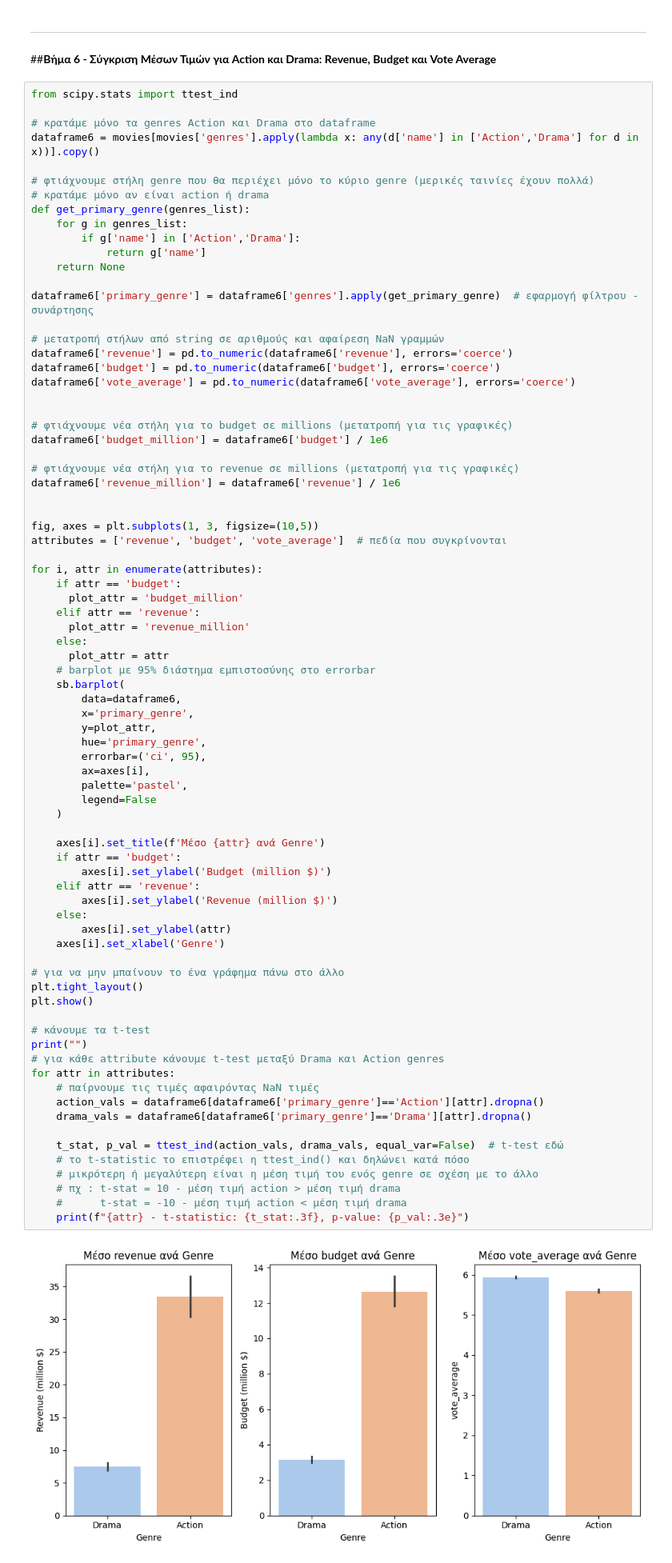
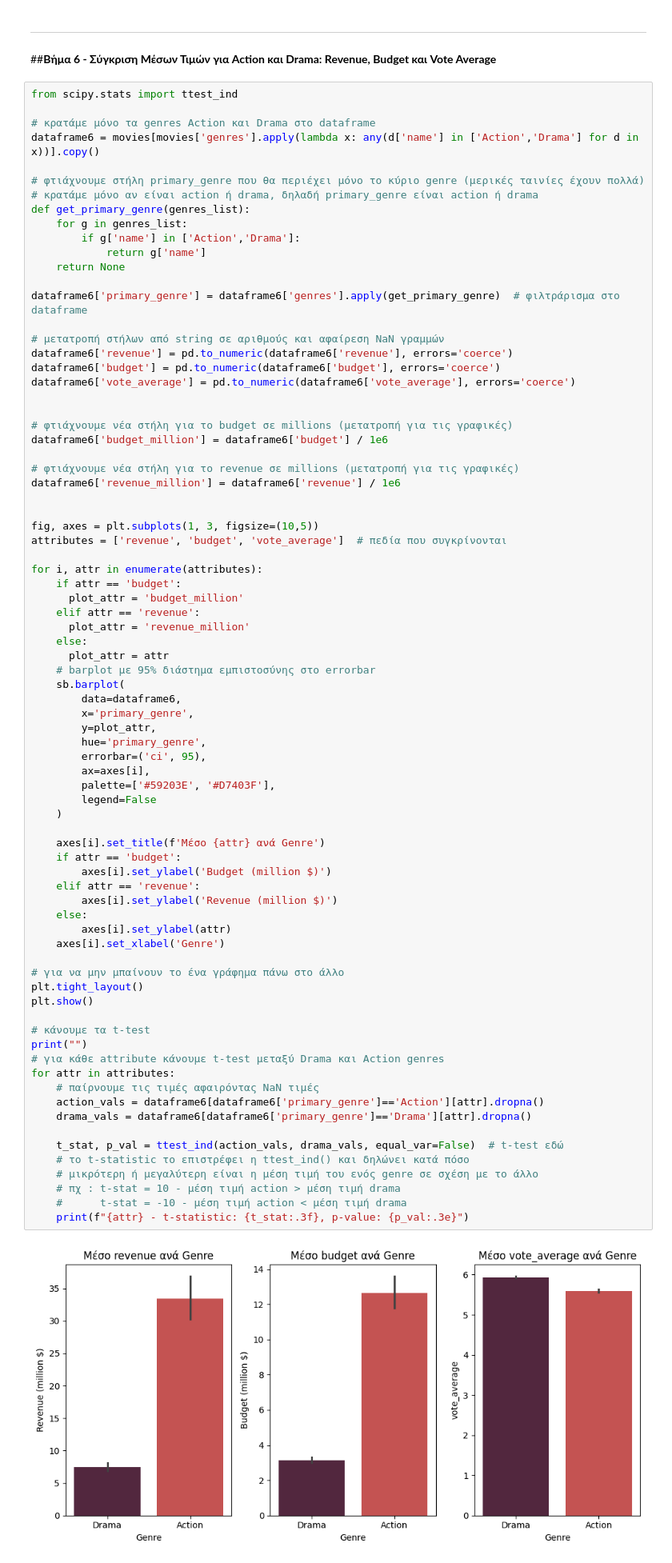
Before and after one commit to BillPapakyriakou/DataMining-Notebooks, a Jupyter notebook: assignment_1B.ipynb, the cells around one changed output. Shown at 80% size. Drawn from its saved outputs; the diff is of its cells as text.

```diff
--- a/assignment_1B.ipynb
+++ b/assignment_1B.ipynb
@@ -444,15 +430,15 @@ from scipy.stats import ttest_ind
 # κρατάμε μόνο τα genres Action και Drama στο dataframe
 dataframe6 = movies[movies['genres'].apply(lambda x: any(d['name'] in ['Action','Drama'] for d in x))].copy()
 
-# φτιάχνουμε στήλη genre που θα περιέχει μόνο το κύριο genre (μερικές ταινίες έχουν πολλά)
-# κρατάμε μόνο αν είναι action ή drama
+# φτιάχνουμε στήλη primary_genre που θα περιέχει μόνο το κύριο genre (μερικές ταινίες έχουν πολλά)
+# κρατάμε μόνο αν είναι action ή drama, δηλαδή primary_genre είναι action ή drama
 def get_primary_genre(genres_list):
     for g in genres_list:
         if g['name'] in ['Action','Drama']:
             return g['name']
     return None
 
-dataframe6['primary_genre'] = dataframe6['genres'].apply(get_primary_genre)  # εφαρμογή φίλτρου - συνάρτησης
+dataframe6['primary_genre'] = dataframe6['genres'].apply(get_primary_genre)  # φιλτράρισμα στο dataframe
 
 # μετατροπή στήλων από string σε αριθμούς και αφαίρεση NaN γραμμών
 dataframe6['revenue'] = pd.to_numeric(dataframe6['revenue'], errors='coerce')
@@ -485,39 +471,39 @@ for i, attr in enumerate(attributes):
         hue='primary_genre',
         errorbar=('ci', 95),
         ax=axes[i],
-        palette='pastel',
+        palette=['#59203E', '#D7403F'],
         legend=False
     )
 
     axes[i].set_title(f'Μέσο {attr} ανά Genre')
     if attr == 'budget':
         axes[i].set_ylabel('Budget (million $)')
     elif attr == 'revenue':
         axes[i].set_ylabel('Revenue (million $)')
     else:
         axes[i].set_ylabel(attr)
     axes[i].set_xlabel('Genre')
 
 # για να μην μπαίνουν το ένα γράφημα πάνω στο άλλο
 plt.tight_layout()
 plt.show()
 
 # κάνουμε τα t-test
 print("")
 # για κάθε attribute κάνουμε t-test μεταξύ Drama και Action genres
 for attr in attributes:
     # παίρνουμε τις τιμές αφαιρόντας NaN τιμές
     action_vals = dataframe6[dataframe6['primary_genre']=='Action'][attr].dropna()
     drama_vals = dataframe6[dataframe6['primary_genre']=='Drama'][attr].dropna()
 
     t_stat, p_val = ttest_ind(action_vals, drama_vals, equal_var=False)  # t-test εδώ
     # το t-statistic το επιστρέφει η ttest_ind() και δηλώνει κατά πόσο
     # μικρότερη ή μεγαλύτερη είναι η μέση τιμή του ενός genre σε σχέση με το άλλο
     # πχ : t-stat = 10 - μέση τιμή action > μέση τιμή drama
     #      t-stat = -10 - μέση τιμή action < μέση τιμή drama
     print(f"{attr} - t-statistic: {t_stat:.3f}, p-value: {p_val:.3e}")
 # %% [output]
-[figure, old version]
+[figure, new version]
 revenue - t-statistic: 15.296, p-value: 7.263e-52
 budget - t-statistic: 20.977, p-value: 1.912e-94
 vote_average - t-statistic: -14.832, p-value: 2.737e-49
```
Also changed, not shown: parts of 13 cells of this notebook.
